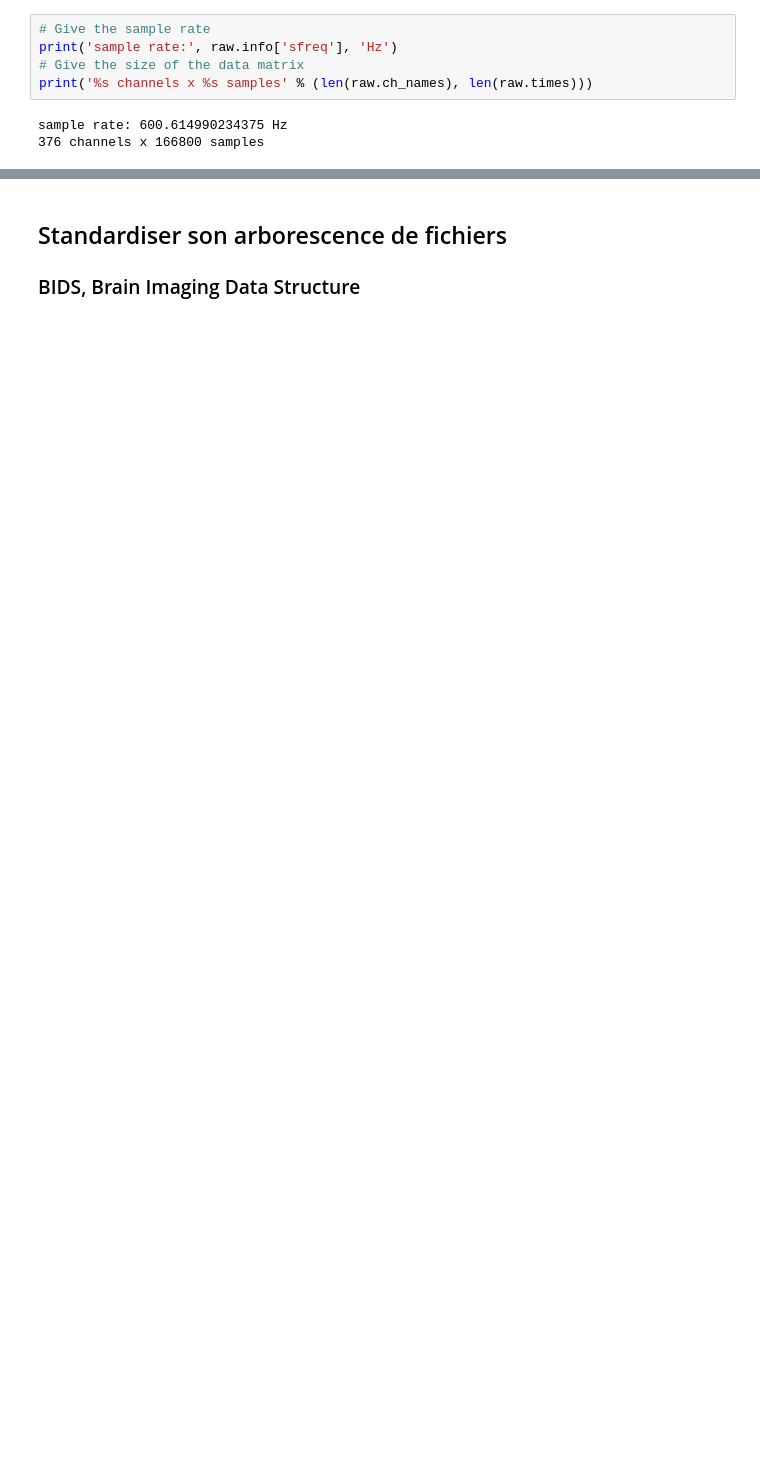
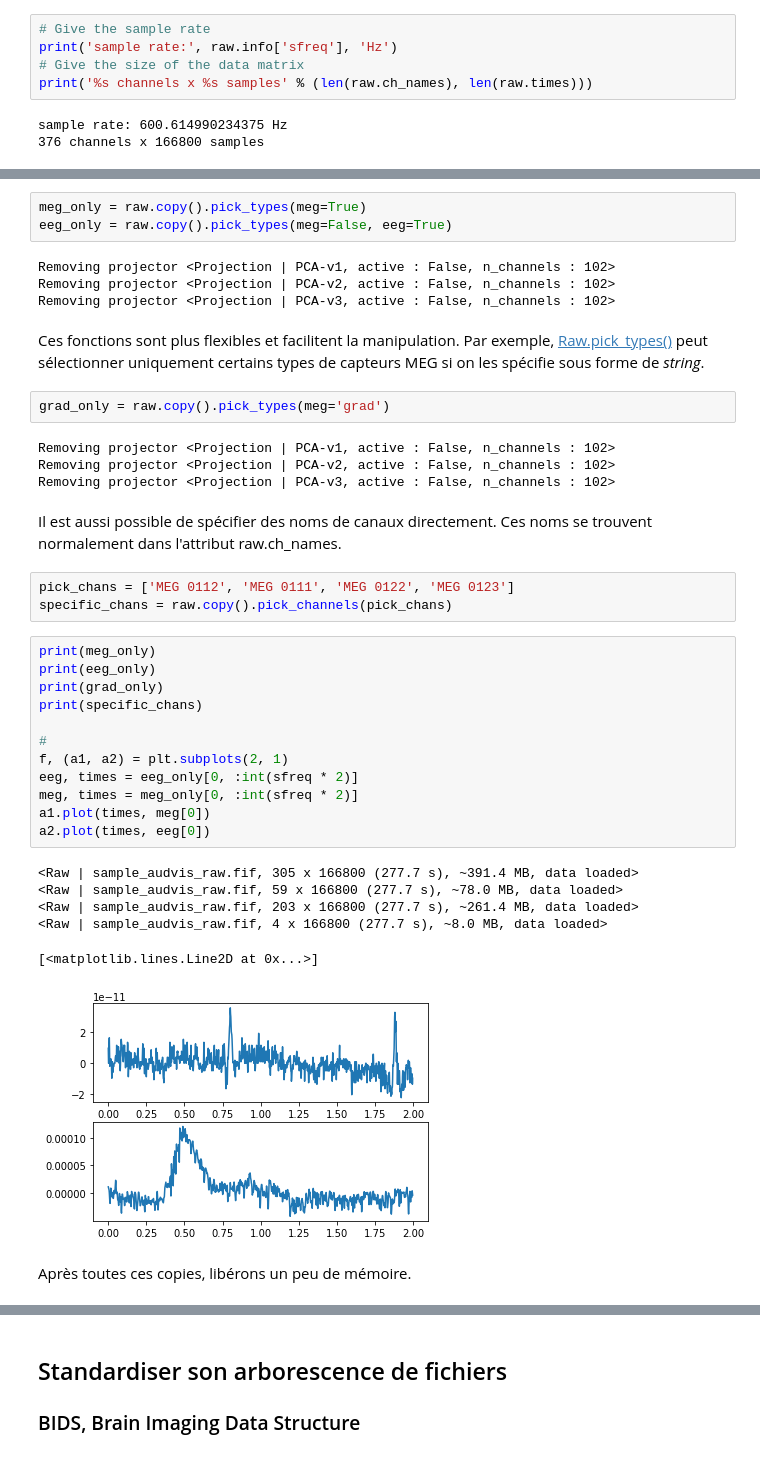
Before and after one commit to hyruuk/PSY2008A2021, a Jupyter notebook: AP1 - Manipulation de données électrophysiologiques dans MNE-Python.ipynb, the cells around one changed output, grey strips where cells are left out. Drawn from its saved outputs; the diff is of its cells as text; blank space fills up the shorter version.

```diff
--- a/AP1 - Manipulation de données électrophysiologiques dans MNE-Python.ipynb
+++ b/AP1 - Manipulation de données électrophysiologiques dans MNE-Python.ipynb
@@ -91,0 +147,41 @@ sample rate: 600.614990234375 Hz
+# %%
+meg_only = raw.copy().pick_types(meg=True)
+eeg_only = raw.copy().pick_types(meg=False, eeg=True)
+# %% [output]
+Removing projector <Projection | PCA-v1, active : False, n_channels : 102>
+Removing projector <Projection | PCA-v2, active : False, n_channels : 102>
+Removing projector <Projection | PCA-v3, active : False, n_channels : 102>
+# %% [markdown]
+Ces fonctions sont plus flexibles et facilitent la manipulation. Par exemple, [Raw.pick_types()](https://mne.tools/stable/generated/mne.io.Raw.html?highlight=raw%20pick_types#mne.io.Raw.pick_types) peut sélectionner uniquement certains types de capteurs MEG si on les spécifie sous forme de *string*.
+# %%
+grad_only = raw.copy().pick_types(meg='grad')
+# %% [output]
+Removing projector <Projection | PCA-v1, active : False, n_channels : 102>
+Removing projector <Projection | PCA-v2, active : False, n_channels : 102>
+Removing projector <Projection | PCA-v3, active : False, n_channels : 102>
+# %% [markdown]
+Il est aussi possible de spécifier des noms de canaux directement. Ces noms se trouvent normalement dans l'attribut raw.ch_names.
+# %%
+pick_chans = ['MEG 0112', 'MEG 0111', 'MEG 0122', 'MEG 0123']
+specific_chans = raw.copy().pick_channels(pick_chans)
+# %%
+print(meg_only)
+print(eeg_only)
+print(grad_only)
+print(specific_chans)
+
+#
+f, (a1, a2) = plt.subplots(2, 1)
+eeg, times = eeg_only[0, :int(sfreq * 2)]
+meg, times = meg_only[0, :int(sfreq * 2)]
+a1.plot(times, meg[0])
+a2.plot(times, eeg[0])
+# %% [output]
+<Raw | sample_audvis_raw.fif, 305 x 166800 (277.7 s), ~391.4 MB, data loaded>
+<Raw | sample_audvis_raw.fif, 59 x 166800 (277.7 s), ~78.0 MB, data loaded>
+<Raw | sample_audvis_raw.fif, 203 x 166800 (277.7 s), ~261.4 MB, data loaded>
+<Raw | sample_audvis_raw.fif, 4 x 166800 (277.7 s), ~8.0 MB, data loaded>
+[<matplotlib.lines.Line2D at 0x...>]
+[figure, added]
+# %% [markdown]
+Après toutes ces copies, libérons un peu de mémoire.
```
Also changed, not shown: parts of 28 cells of this notebook.
